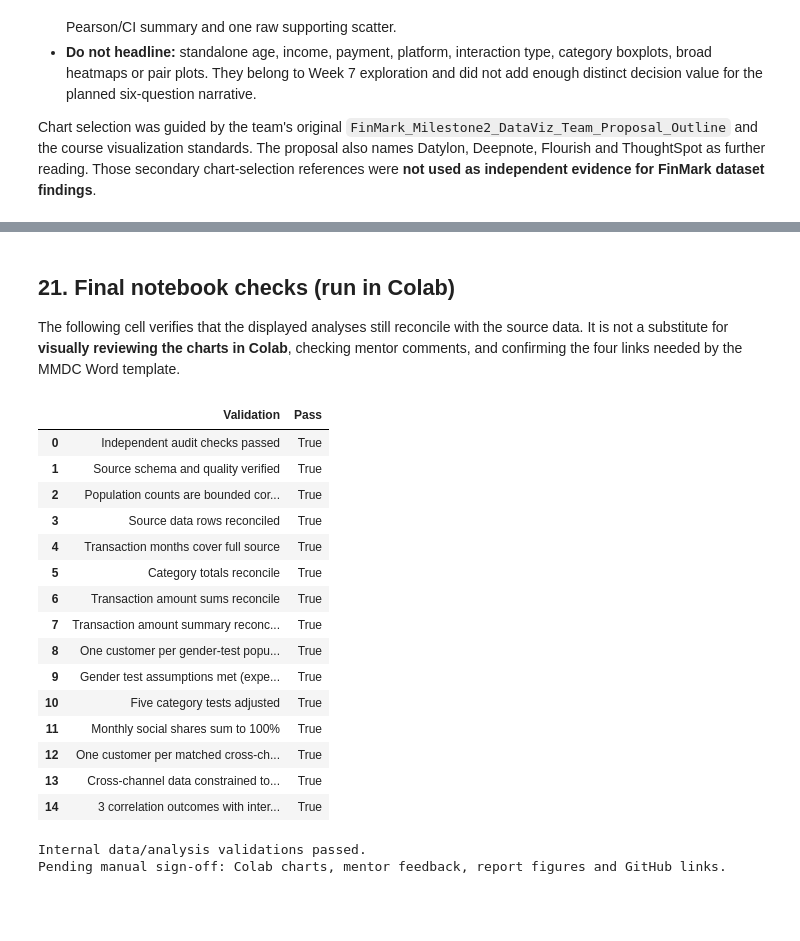
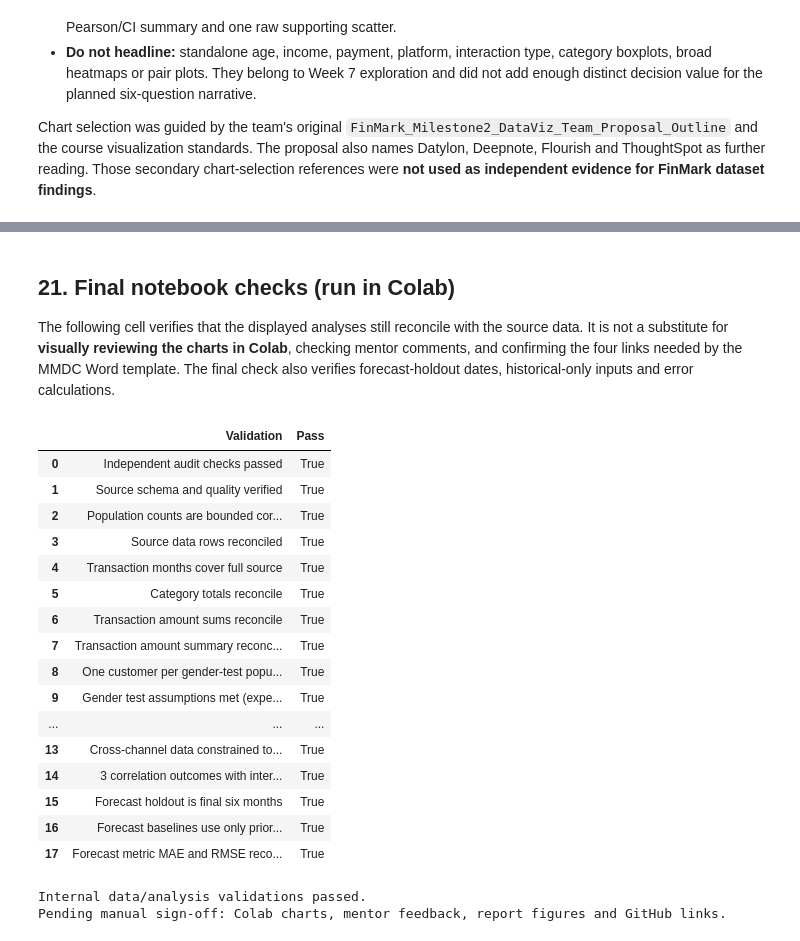
Before and after one commit to Baelfyre/A3101-ml-linear-algebra-project-Team-3, a Jupyter notebook: MO_IT162_Milestone_2_ML_Solution_DataViz_BSIT_A3101_Ongo,_JL,_Ponteres,_KC,_Lugod_GB,_Goyon,_MA.ipynb, the cells around one changed output, grey strips where cells are left out. Drawn from its saved outputs; the diff is of its cells as text; code cells hidden in the pictures; blank space fills up the shorter version.

```diff
--- a/MO_IT162_Milestone_2_ML_Solution_DataViz_BSIT_A3101_Ongo,_JL,_Ponteres,_KC,_Lugod_GB,_Goyon,_MA.ipynb
+++ b/MO_IT162_Milestone_2_ML_Solution_DataViz_BSIT_A3101_Ongo,_JL,_Ponteres,_KC,_Lugod_GB,_Goyon,_MA.ipynb
@@ -947,6 +1110,7 @@ The finalized six-topic visual story addresses FinMark's immediate analytical ne
 # %% [markdown]
 ## 21. Final notebook checks (run in Colab)
 The following cell verifies that the displayed analyses still reconcile with the source data. It is not a substitute for **visually reviewing the charts in Colab**, checking mentor comments, and confirming the four links needed by the MMDC Word template.
+The final check also verifies forecast-holdout dates, historical-only inputs and error calculations.
 # %%
 # @title
 # Final execution and consistency checks
@@ -961,37 +1125,41 @@ checks={
     'Transaction amount sums reconcile': bool(np.isclose(category_summary.total_value.sum(),transactions.amount.sum())),
     'Transaction amount summary reconciles': int(amount.eq(0).sum())==54,
     'One customer per gender-test population': not category_population.customer_id.duplicated().any(),
     'Gender test assumptions met (expected cells ≥5)': bool((gender_results['Min expected']>=5).all()),
     'Five category tests adjusted':len(gender_results)==5 and gender_results['Bonferroni p'].notna().all(),
     'Monthly social shares sum to 100%':bool(np.allclose(monthly_sentiment_pct.sum(axis=1),100)),
     'One customer per matched cross-channel row':not matched.customer_id.duplicated().any(),
     'Cross-channel data constrained to common dates':
         bool(tx_common.transaction_date.between(common_start,common_end).all() and
              social_common.interaction_date.between(common_start,common_end).all()),
     '3 correlation outcomes with intervals':len(relationship)==3 and relationship[['CI lower','CI upper']].notna().all().all(),
+    'Forecast holdout is final six months': len(forecast_backtest)==6 and forecast_backtest.month.min()==pd.Timestamp('2024-01-01') and forecast_backtest.month.max()==pd.Timestamp('2024-06-01'),
+    'Forecast baselines use only prior actual months': bool(np.allclose(forecast_backtest['Previous month'],monthly_counts[forecast_history_months-1:-1]) and np.allclose(forecast_backtest['Prior 3-month mean'],[monthly_counts[i-3:i].mean() for i in range(forecast_history_months,n_obs)])),
+    'Forecast metric MAE and RMSE reconciled': all(np.isclose(row['MAE (transactions/month)'],np.mean(np.abs(forecast_backtest['Observed']-forecast_backtest[row['Baseline']]))) and np.isclose(row['RMSE (transactions/month)'],np.sqrt(np.mean(np.square(forecast_backtest['Observed']-forecast_backtest[row['Baseline']])))) for _,row in forecast_metrics.iterrows()),
 }
 check_table=pd.DataFrame([{'Validation':k,'Pass':v} for k,v in checks.items()])
 display(check_table)
 if not all(checks.values()):
     raise AssertionError('Notebook consistency check failed; investigate before writing the final report')
 print('Internal data/analysis validations passed.')
 print('Pending manual sign-off: Colab charts, mentor feedback, report figures and GitHub links.')
 # %% [output]
 |  | Validation | Pass |
 | 0 | Independent audit checks passed | True |
 | 1 | Source schema and quality verified | True |
 | 2 | Population counts are bounded cor... | True |
 | 3 | Source data rows reconciled | True |
 | 4 | Transaction months cover full source | True |
 | 5 | Category totals reconcile | True |
 | 6 | Transaction amount sums reconcile | True |
 | 7 | Transaction amount summary reconc... | True |
 | 8 | One customer per gender-test popu... | True |
 | 9 | Gender test assumptions met (expe... | True |
-| 10 | Five category tests adjusted | True |
-| 11 | Monthly social shares sum to 100% | True |
-| 12 | One customer per matched cross-ch... | True |
+| ... | ... | ... |
 | 13 | Cross-channel data constrained to... | True |
 | 14 | 3 correlation outcomes with inter... | True |
+| 15 | Forecast holdout is final six months | True |
+| 16 | Forecast baselines use only prior... | True |
+| 17 | Forecast metric MAE and RMSE reco... | True |
 Internal data/analysis validations passed.
 Pending manual sign-off: Colab charts, mentor feedback, report figures and GitHub links.
```
Also changed, not shown: parts of 19 cells of this notebook.
